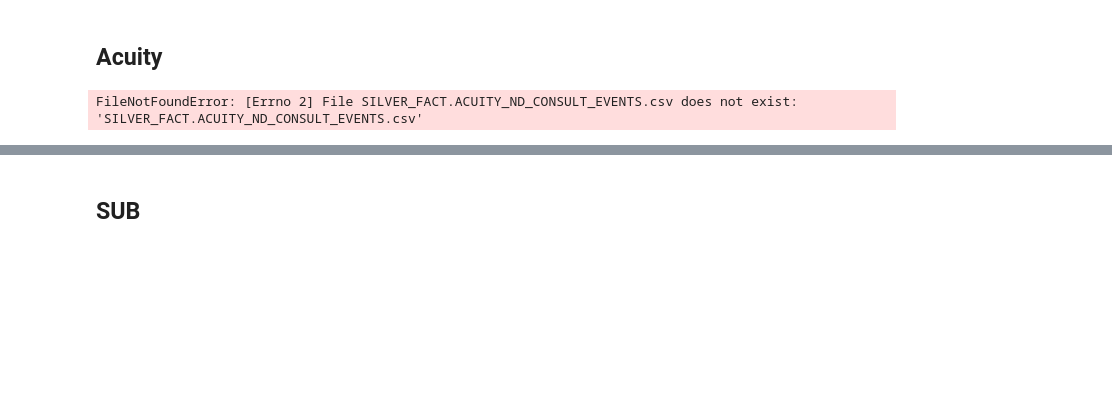
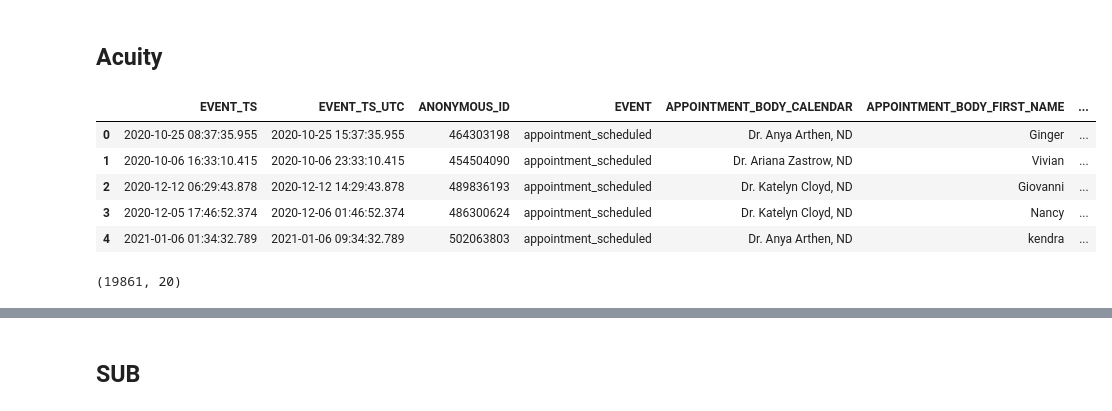
Before and after one commit to meaganlazer/Parking_Tickets_Timeseries, a Jupyter notebook: OrderData.ipynb, the cells around one changed output, grey strips where cells are left out. Saved outputs shown, nothing was run; the diff lists cells and outputs as text; code cells hidden in the pictures; blank space fills up the shorter version.

```diff
--- a/OrderData.ipynb
+++ b/OrderData.ipynb
@@ -43,14 +43,21 @@ from math import exp
 # %% [markdown]
 ## Acuity
 # %%
-silver = pd.read_csv('SILVER_FACT.ACUITY_ND_CONSULT_EVENTS.csv')
+silver = pd.read_csv('Acuity.csv')
 silver.head()
 # %% [output]
-FileNotFoundError: [Errno 2] File SILVER_FACT.ACUITY_ND_CONSULT_EVENTS.csv does not exist: 'SILVER_FACT.ACUITY_ND_CONSULT_EVENTS.csv'
+|  | EVENT_TS | EVENT_TS_UTC | ANONYMOUS_ID | EVENT | APPOINTMENT_BODY_CALENDAR | APPOINTMENT_BODY_FIRST_NAME | ... |
+| 0 | 2020-10-25 08:37:35.955 | 2020-10-25 15:37:35.955 | 464303198 | appointment_scheduled | Dr. Anya Arthen, ND | Ginger | ... |
+| 1 | 2020-10-06 16:33:10.415 | 2020-10-06 23:33:10.415 | 454504090 | appointment_scheduled | Dr. Ariana Zastrow, ND | Vivian | ... |
+| 2 | 2020-12-12 06:29:43.878 | 2020-12-12 14:29:43.878 | 489836193 | appointment_scheduled | Dr. Katelyn Cloyd, ND | Giovanni | ... |
+| 3 | 2020-12-05 17:46:52.374 | 2020-12-06 01:46:52.374 | 486300624 | appointment_scheduled | Dr. Katelyn Cloyd, ND | Nancy | ... |
+| 4 | 2021-01-06 01:34:32.789 | 2021-01-06 09:34:32.789 | 502063803 | appointment_scheduled | Dr. Anya Arthen, ND | kendra | ... |
 # %%
 # Create a copy of the DB
 silver_acuity = silver.copy()
 silver_acuity.shape
+# %% [output]
+(19861, 20)
 # %%
 # Change dates to datetime Dtype
 silver_acuity['APPOINTMENT_BODY_DATE'] = pd.to_datetime(silver_acuity['APPOINTMENT_BODY_DATE'])
```
Also changed, not shown: parts of 37 cells of this notebook.
